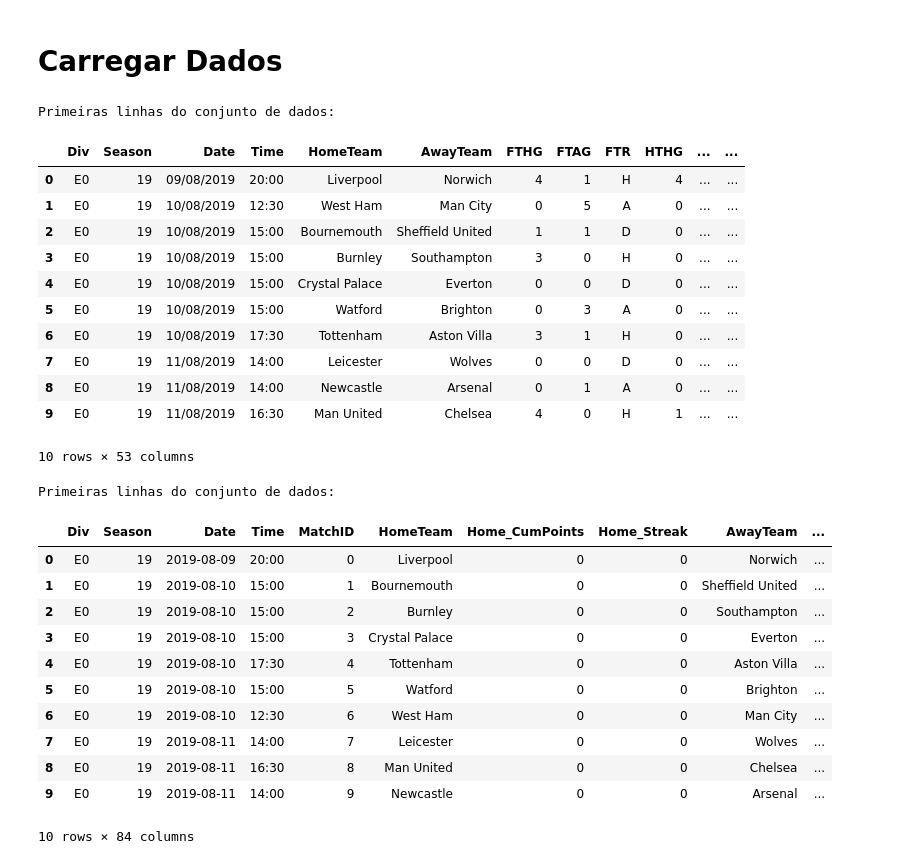
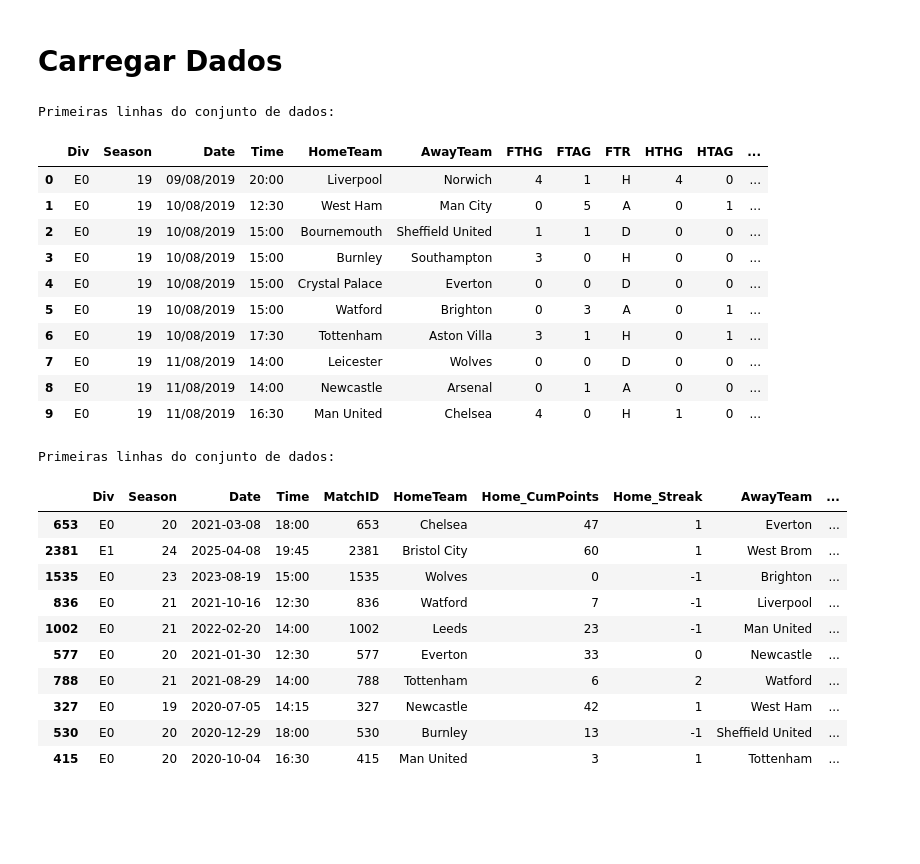
Before and after one commit to jparaldi/DataAnalysisICD, a Jupyter notebook: modelo_classificação/01_modelo_classificacao.ipynb, the cells around one changed output. Saved outputs shown, nothing was run; the diff lists cells and outputs as text; code cells hidden in the pictures; blank space fills up the shorter version.

```diff
--- a/modelo_classificação/01_modelo_classificacao.ipynb
+++ b/modelo_classificação/01_modelo_classificacao.ipynb
@@ -158,6 +172,8 @@ import seaborn as sns
 import statsmodels.api as sm
 import matplotlib.pyplot as plt
 from sklearn.preprocessing import MinMaxScaler, StandardScaler
+
+pd.set_option('display.max_columns', None)
 # %% [markdown]
 # File Paths
 # %%
@@ -171,33 +187,31 @@ print("\nPrimeiras linhas do conjunto de dados:")
 df_raw.head(10)
 # %% [output]
 Primeiras linhas do conjunto de dados:
-|  | Div | Season | Date | Time | HomeTeam | AwayTeam | FTHG | FTAG | FTR | HTHG | ... | ... |
-| 0 | E0 | 19 | 09/08/2019 | 20:00 | Liverpool | Norwich | 4 | 1 | H | 4 | ... | ... |
-| 1 | E0 | 19 | 10/08/2019 | 12:30 | West Ham | Man City | 0 | 5 | A | 0 | ... | ... |
-| 2 | E0 | 19 | 10/08/2019 | 15:00 | Bournemouth | Sheffield United | 1 | 1 | D | 0 | ... | ... |
-| 3 | E0 | 19 | 10/08/2019 | 15:00 | Burnley | Southampton | 3 | 0 | H | 0 | ... | ... |
-| 4 | E0 | 19 | 10/08/2019 | 15:00 | Crystal Palace | Everton | 0 | 0 | D | 0 | ... | ... |
-| 5 | E0 | 19 | 10/08/2019 | 15:00 | Watford | Brighton | 0 | 3 | A | 0 | ... | ... |
-| 6 | E0 | 19 | 10/08/2019 | 17:30 | Tottenham | Aston Villa | 3 | 1 | H | 0 | ... | ... |
-| 7 | E0 | 19 | 11/08/2019 | 14:00 | Leicester | Wolves | 0 | 0 | D | 0 | ... | ... |
-| 8 | E0 | 19 | 11/08/2019 | 14:00 | Newcastle | Arsenal | 0 | 1 | A | 0 | ... | ... |
-| 9 | E0 | 19 | 11/08/2019 | 16:30 | Man United | Chelsea | 4 | 0 | H | 1 | ... | ... |
+|  | Div | Season | Date | Time | HomeTeam | AwayTeam | FTHG | FTAG | FTR | HTHG | HTAG | ... |
+| 0 | E0 | 19 | 09/08/2019 | 20:00 | Liverpool | Norwich | 4 | 1 | H | 4 | 0 | ... |
+| 1 | E0 | 19 | 10/08/2019 | 12:30 | West Ham | Man City | 0 | 5 | A | 0 | 1 | ... |
+| 2 | E0 | 19 | 10/08/2019 | 15:00 | Bournemouth | Sheffield United | 1 | 1 | D | 0 | 0 | ... |
+| 3 | E0 | 19 | 10/08/2019 | 15:00 | Burnley | Southampton | 3 | 0 | H | 0 | 0 | ... |
+| 4 | E0 | 19 | 10/08/2019 | 15:00 | Crystal Palace | Everton | 0 | 0 | D | 0 | 0 | ... |
+| 5 | E0 | 19 | 10/08/2019 | 15:00 | Watford | Brighton | 0 | 3 | A | 0 | 1 | ... |
+| 6 | E0 | 19 | 10/08/2019 | 17:30 | Tottenham | Aston Villa | 3 | 1 | H | 0 | 1 | ... |
+| 7 | E0 | 19 | 11/08/2019 | 14:00 | Leicester | Wolves | 0 | 0 | D | 0 | 0 | ... |
+| 8 | E0 | 19 | 11/08/2019 | 14:00 | Newcastle | Arsenal | 0 | 1 | A | 0 | 0 | ... |
+| 9 | E0 | 19 | 11/08/2019 | 16:30 | Man United | Chelsea | 4 | 0 | H | 1 | 0 | ... |
-10 rows × 53 columns
 # %%
 df_raw_expanded = pd.read_csv(EXPANDED_DATA_PATH)
 print("\nPrimeiras linhas do conjunto de dados:")
-df_raw_expanded.head(10)
+df_raw_expanded.sample(10)
 # %% [output]
 Primeiras linhas do conjunto de dados:
 |  | Div | Season | Date | Time | MatchID | HomeTeam | Home_CumPoints | Home_Streak | AwayTeam | ... |
-| 0 | E0 | 19 | 2019-08-09 | 20:00 | 0 | Liverpool | 0 | 0 | Norwich | ... |
-| 1 | E0 | 19 | 2019-08-10 | 15:00 | 1 | Bournemouth | 0 | 0 | Sheffield United | ... |
-| 2 | E0 | 19 | 2019-08-10 | 15:00 | 2 | Burnley | 0 | 0 | Southampton | ... |
-| 3 | E0 | 19 | 2019-08-10 | 15:00 | 3 | Crystal Palace | 0 | 0 | Everton | ... |
-| 4 | E0 | 19 | 2019-08-10 | 17:30 | 4 | Tottenham | 0 | 0 | Aston Villa | ... |
-| 5 | E0 | 19 | 2019-08-10 | 15:00 | 5 | Watford | 0 | 0 | Brighton | ... |
-| 6 | E0 | 19 | 2019-08-10 | 12:30 | 6 | West Ham | 0 | 0 | Man City | ... |
-| 7 | E0 | 19 | 2019-08-11 | 14:00 | 7 | Leicester | 0 | 0 | Wolves | ... |
-| 8 | E0 | 19 | 2019-08-11 | 16:30 | 8 | Man United | 0 | 0 | Chelsea | ... |
-| 9 | E0 | 19 | 2019-08-11 | 14:00 | 9 | Newcastle | 0 | 0 | Arsenal | ... |
+| 653 | E0 | 20 | 2021-03-08 | 18:00 | 653 | Chelsea | 47 | 1 | Everton | ... |
+| 2381 | E1 | 24 | 2025-04-08 | 19:45 | 2381 | Bristol City | 60 | 1 | West Brom | ... |
+| 1535 | E0 | 23 | 2023-08-19 | 15:00 | 1535 | Wolves | 0 | -1 | Brighton | ... |
+| 836 | E0 | 21 | 2021-10-16 | 12:30 | 836 | Watford | 7 | -1 | Liverpool | ... |
+| 1002 | E0 | 21 | 2022-02-20 | 14:00 | 1002 | Leeds | 23 | -1 | Man United | ... |
+| 577 | E0 | 20 | 2021-01-30 | 12:30 | 577 | Everton | 33 | 0 | Newcastle | ... |
+| 788 | E0 | 21 | 2021-08-29 | 14:00 | 788 | Tottenham | 6 | 2 | Watford | ... |
+| 327 | E0 | 19 | 2020-07-05 | 14:15 | 327 | Newcastle | 42 | 1 | West Ham | ... |
+| 530 | E0 | 20 | 2020-12-29 | 18:00 | 530 | Burnley | 13 | -1 | Sheffield United | ... |
+| 415 | E0 | 20 | 2020-10-04 | 16:30 | 415 | Man United | 3 | 1 | Tottenham | ... |
-10 rows × 84 columns
```
Also changed, not shown: parts of 1 cell of this notebook.
